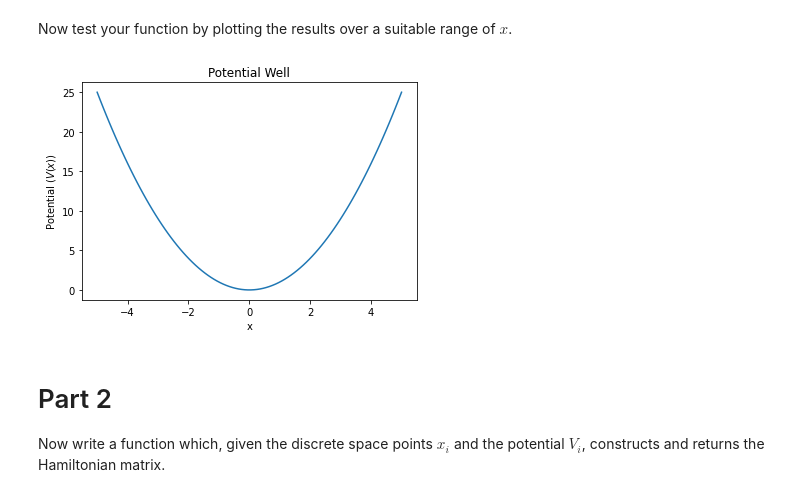
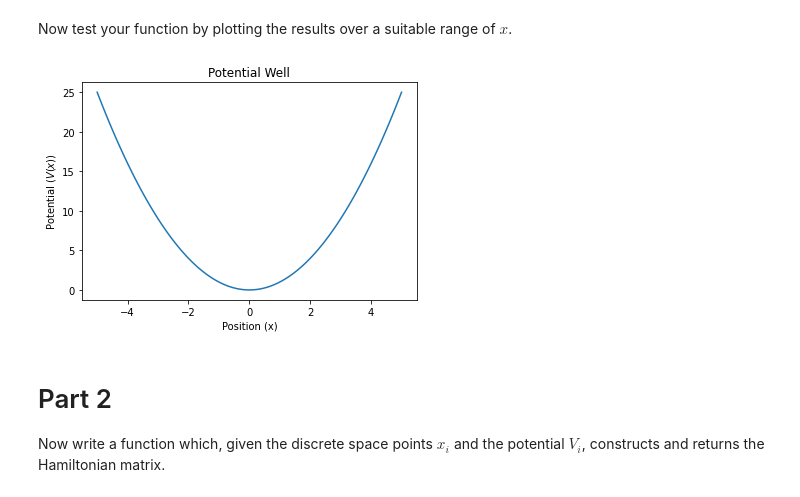
Before and after one commit to sam-you-ell/Computational-Physics, a Jupyter notebook: LinAlgEx2.ipynb, the cells around one changed output. Cells and saved outputs as stored; diff of their text form; code cells hidden in the pictures.

```diff
--- a/LinAlgEx2.ipynb
+++ b/LinAlgEx2.ipynb
@@ -57,25 +57,27 @@ import numpy as np
 import matplotlib.pyplot as plt
 from scipy import linalg, sparse, integrate
 import sys
-#plt.switch_backend('tKagg')
+import time
+
 
 
 def potential_qho(x):
-    # for i in range(len(x)):
-    #     v[i] = (x[i])**2
-    v = list(map((lambda x: np.power(x, 2)), x))
+    """
+    Quantum Harmonic Oscillator potential function. Returns a potential for every spatial point.
+    """
+    v = list(map((lambda x: np.power(x, 2)), x)) #producing a potential for every point given, i use map() here as it is faster.
     return v
 # %% [markdown]
 Now test your function by plotting the results over a suitable range of $x$.
 # %%
 x_test = np.linspace(-5, 5, 100)
 plt.title("Potential Well")
 plt.plot(x_test, potential_qho(x_test))
 plt.ylabel("Potential ($V(x)$)")
-plt.xlabel("x")
+plt.xlabel("Position (x)")
 plt.show()
 # %% [output]
-[figure, old version]
+[figure, new version]
 # %% [markdown]
 # Part 2
 
```
Also changed, not shown: parts of 13 cells of this notebook.
